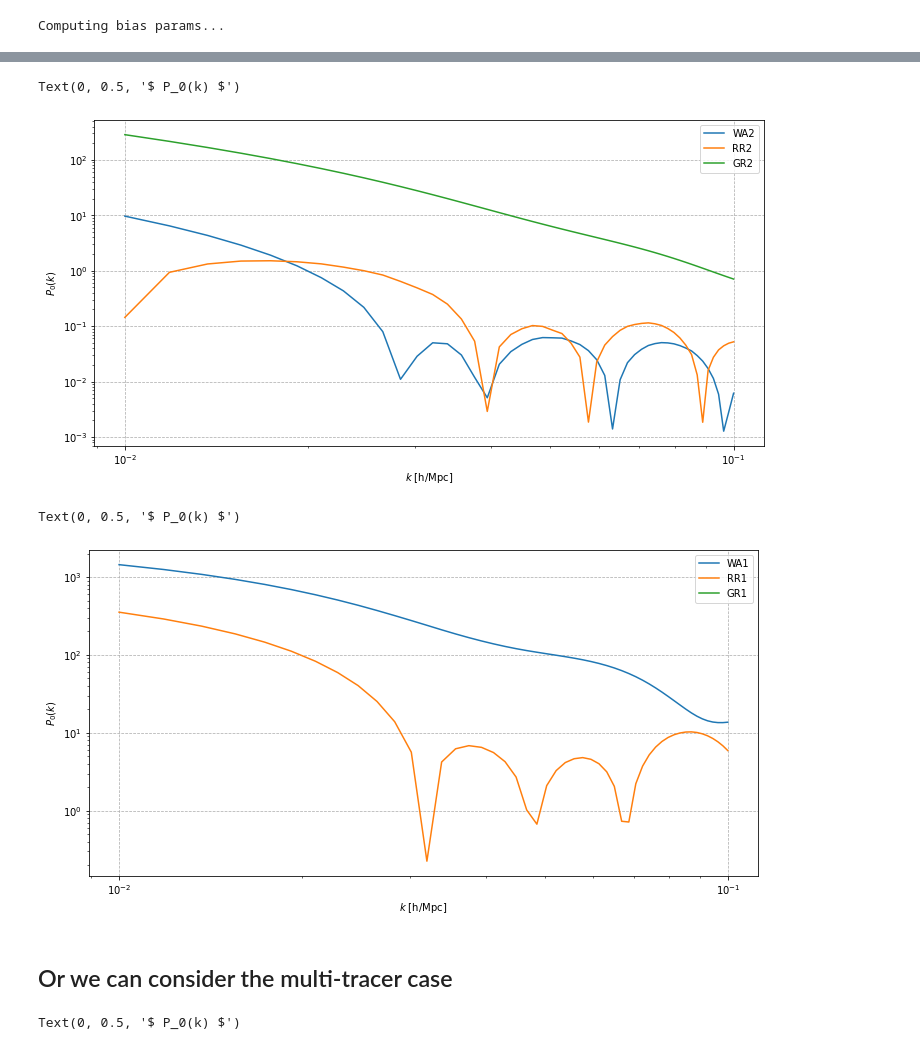
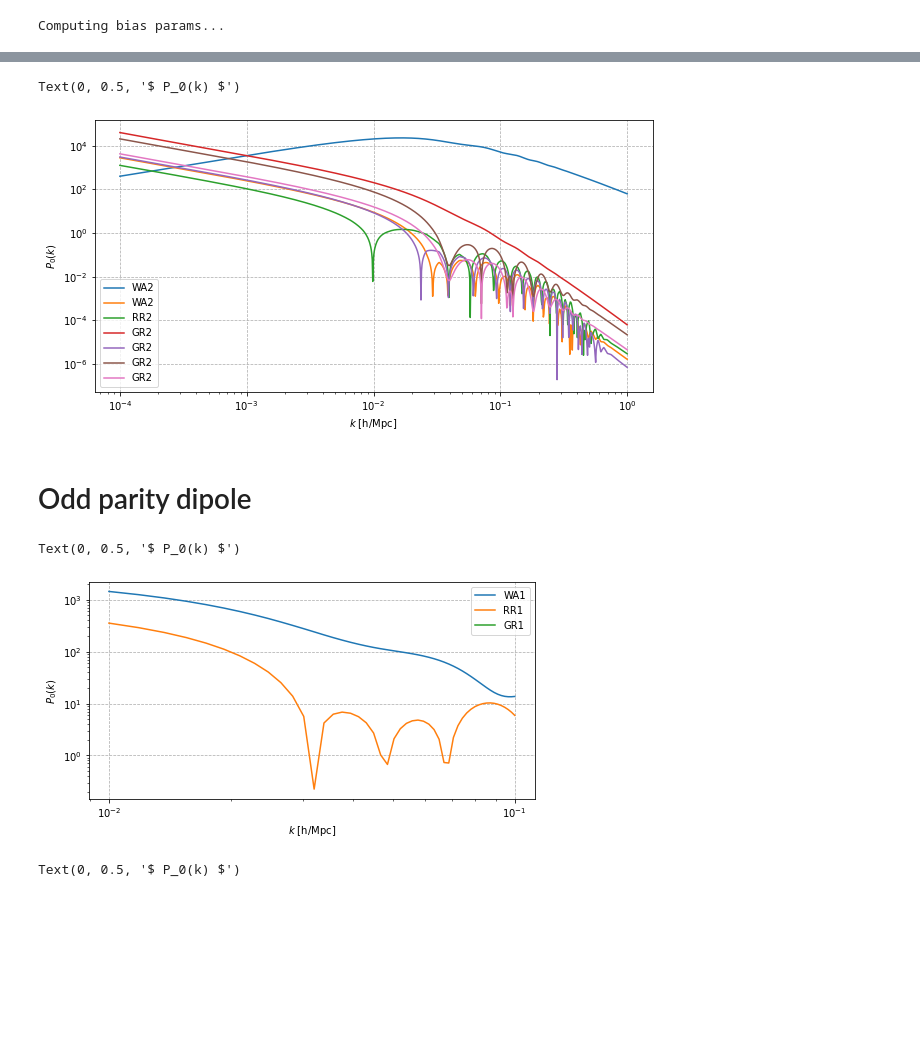
Before and after one commit to craddis1/CosmoWAP_binder, a Jupyter notebook: example_pk.ipynb, the cells around one changed output, grey strips where cells are left out. Drawn from its saved outputs; the diff is of its cells as text; code cells hidden in the pictures; blank space fills up the shorter version.

```diff
--- a/example_pk.ipynb
+++ b/example_pk.ipynb
@@ -54,3 +84,3 @@ Computing bias params...
 # %%
-zz=1 # redshift
-kk = np.linspace(0.01,0.1)
+zz=1 # set redshift
+kk = np.logspace(-4,0,1000) # set k
@@ -57,27 +125,41 @@ kk = np.linspace(0.01,0.1)
 # %%
-#say for monopole
-plt.figure(figsize=(12,6))
+#plotting individually
+
+plt.figure(figsize=(10,5))
+
+
+plt.plot(kk,np.abs(pk.Pk0.l0(cosmo_funcs,kk,zz=zz,t=0).real),label='WA2')
 
 plt.plot(kk,np.abs(pk.WA2.l0(cosmo_funcs,kk,zz=zz,t=0).real),label='WA2')
 plt.plot(kk,np.abs(pk.RR2.l0(cosmo_funcs,kk,zz=zz,t=0).real),label='RR2')
 plt.plot(kk,np.abs(pk.GR2.l0(cosmo_funcs,kk,zz=zz,t=0).real),label='GR2')
+
+#mixed terms
+plt.plot(kk,np.abs(pk.WARR.l0(cosmo_funcs,kk,zz=zz,t=0).real),label='GR2')
+plt.plot(kk,np.abs(pk.WAGR.l0(cosmo_funcs,kk,zz=zz,t=0).real),label='GR2')
+plt.plot(kk,np.abs(pk.RRGR.l0(cosmo_funcs,kk,zz=zz,t=0).real),label='GR2')
+
 
 plt.xscale('log')
 plt.yscale('log')
 plt.legend()
 plt.grid(ls='--',lw=0.75)
 plt.xlabel(r'$k $ [h/Mpc]')
 plt.ylabel(r'$ P_0(k) $')
 # %% [output]
 Text(0, 0.5, '$ P_0(k) $')
-[figure, old version]
+[figure, new version]
+# %% [markdown]
+# Odd parity dipole
 # %%
 # for dipole
-plt.figure(figsize=(12,6))
+plt.figure(figsize=(8,4))
 
-plt.plot(kk,np.abs(pk.WA1.l1(cosmo_funcs,kk,zz=zz,t=0).imag),label='WA1')
-plt.plot(kk,np.abs(pk.RR1.l1(cosmo_funcs,kk,zz=zz,t=0).imag),label='RR1')
-plt.plot(kk,np.abs(pk.GR1.l1(cosmo_funcs,kk,zz=zz,t=0).imag),label='GR1')
+t=0 # so for endpoint LOS
+
+plt.plot(kk,np.abs(pk.WA1.l1(cosmo_funcs,kk,zz=zz,t=t).imag),label='WA1')
+plt.plot(kk,np.abs(pk.RR1.l1(cosmo_funcs,kk,zz=zz,t=t).imag),label='RR1')
+plt.plot(kk,np.abs(pk.GR1.l1(cosmo_funcs,kk,zz=zz,t=t).imag),label='GR1')
 
 plt.xscale('log')
 plt.yscale('log')
@@ -87,6 +169,4 @@ plt.xlabel(r'$k $ [h/Mpc]')
 plt.ylabel(r'$ P_0(k) $')
 # %% [output]
 Text(0, 0.5, '$ P_0(k) $')
-[figure, old version]
+[figure, new version]
-# %% [markdown]
-## Or we can consider the multi-tracer case
```
Also changed, not shown: parts of 15 cells of this notebook.
